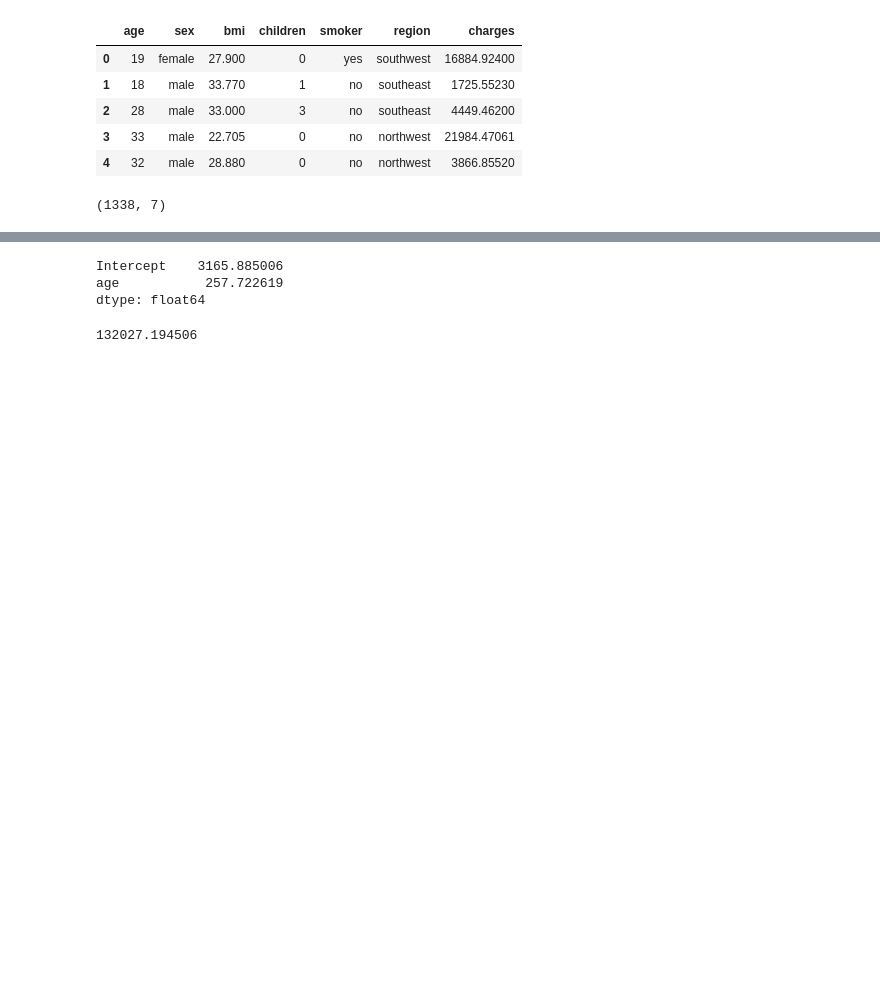
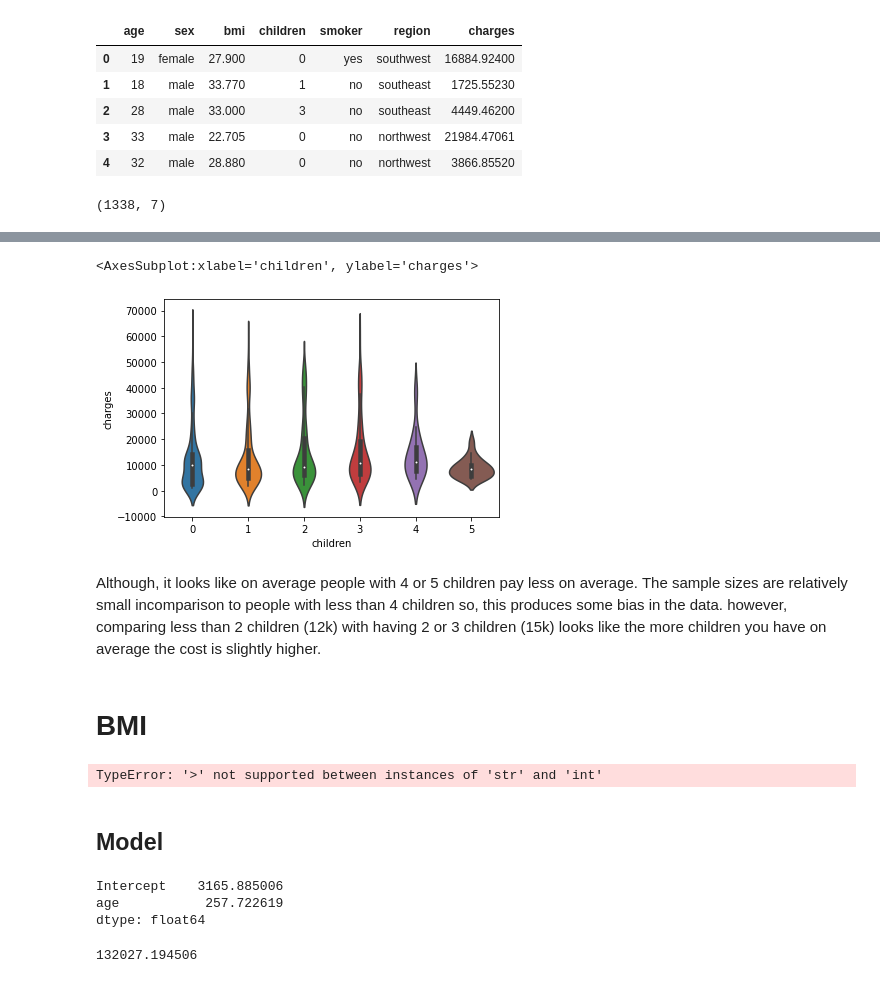
Before and after one commit to RossErskine/Kaggle-notebooks, a Jupyter notebook: Medical-insurance-Stats.ipynb, the cells around one changed output, grey strips where cells are left out. Drawn from its saved outputs; the diff is of its cells as text; code cells hidden in the pictures; blank space fills up the shorter version.

```diff
--- a/Medical-insurance-Stats.ipynb
+++ b/Medical-insurance-Stats.ipynb
@@ -25,3 +130,18 @@ df.shape
+# %%
+sns.violinplot(data=df, x='children', y='charges')
+# %% [output]
+<AxesSubplot:xlabel='children', ylabel='charges'>
+[figure, added]
+# %% [markdown]
+Although, it looks like on average people with 4 or 5 children pay less on average. The sample sizes are relatively small incomparison to people with less than 4 children so, this produces some bias in the data. however, comparing  less than 2 children (12k) with having 2 or 3 children (15k) looks like the more children you have on average the cost is slightly higher.
+# %% [markdown]
+# BMI
+# %%
+df.groupby('bmi').apply(lambda x: (x>30))
+# %% [output]
+TypeError: '>' not supported between instances of 'str' and 'int'
+# %% [markdown]
+## Model
 # %%
 # create a fitted model in one line
 lm = smf.ols(formula='charges ~ age', data=df).fit()
```
Also changed, not shown: parts of 19 cells of this notebook.
